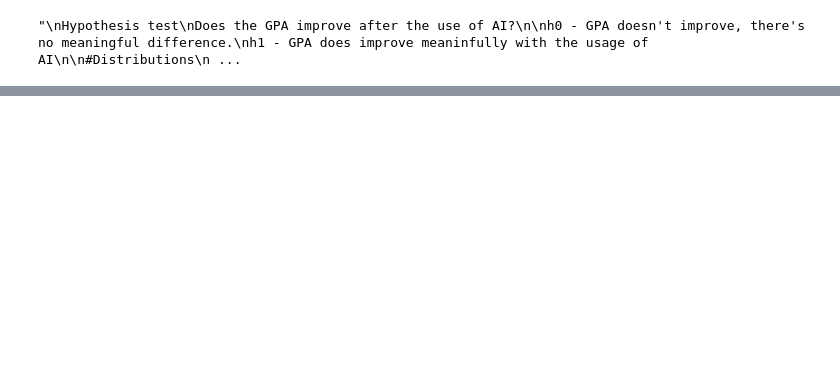
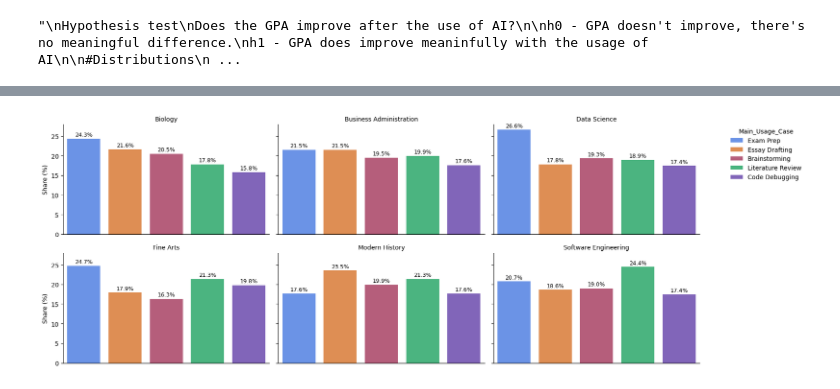
Before and after one commit to LeonardoTerra/Kaggle, a Jupyter notebook: AI usage vs GPA improvement EDA.ipynb, the cells around one changed output, grey strips where cells are left out. Saved outputs shown, nothing was run; the diff lists cells and outputs as text; code cells hidden in the pictures; blank space fills up the shorter version.

Commit message:
AI usage vs GPA improvement EDA

```diff
--- a/AI usage vs GPA improvement EDA.ipynb
+++ b/AI usage vs GPA improvement EDA.ipynb
@@ -261,0 +202,30 @@ plt.show()
+# %%
+# Dataframe
+major_use_case = (df.groupby('Major')['Main_Usage_Case'].value_counts(normalize=True).round(3)*100).reset_index()
+major_use_case.rename(columns={'proportion':'share'}, inplace=True)
+
+# Plot
+axes = sns.catplot(data=major_use_case, x='Main_Usage_Case', y='share', col='Major', hue='Main_Usage_Case', col_wrap=3, kind='bar', height=3, aspect=1.5, legend=True)
+axes.set_axis_labels('', 'Share (%)')
+axes.set_titles(col_template='{col_name}')
+
+for ax in axes.axes.flat:
+    ax.set_xticklabels([])
+    ax.tick_params(axis='x', length=0)
+    for bar in ax.patches:
+        height = bar.get_height()
+        if height > 0:
+            ax.text(
+                bar.get_x() + bar.get_width() / 2,
+                height + 0.3,
+                f'{height:.1f}%',
+                ha='center',
+                va='bottom',
+                fontsize=9
+            )
+
+sns.move_legend(axes, loc='upper right', bbox_to_anchor=(1.15, 0.95))
+sns.despine(left=False, right=True, top=True, bottom=False)
+plt.tight_layout()
+# %% [output]
+[figure, added]
```
Also changed, not shown: parts of 13 cells of this notebook.
